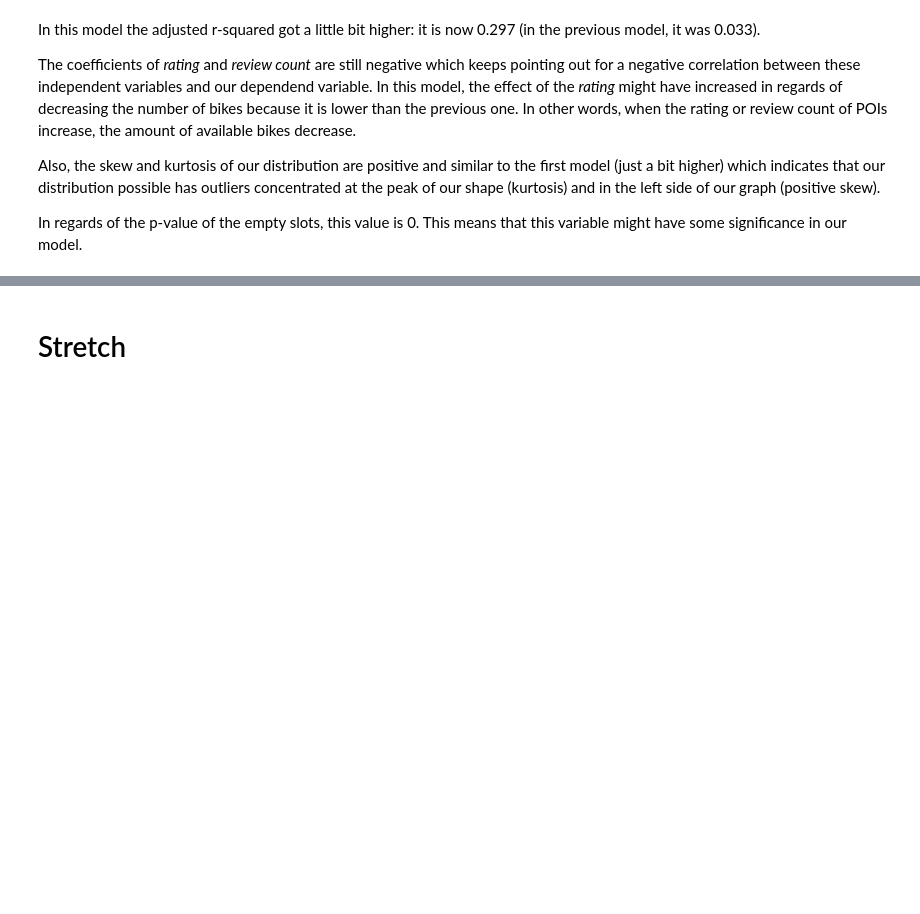
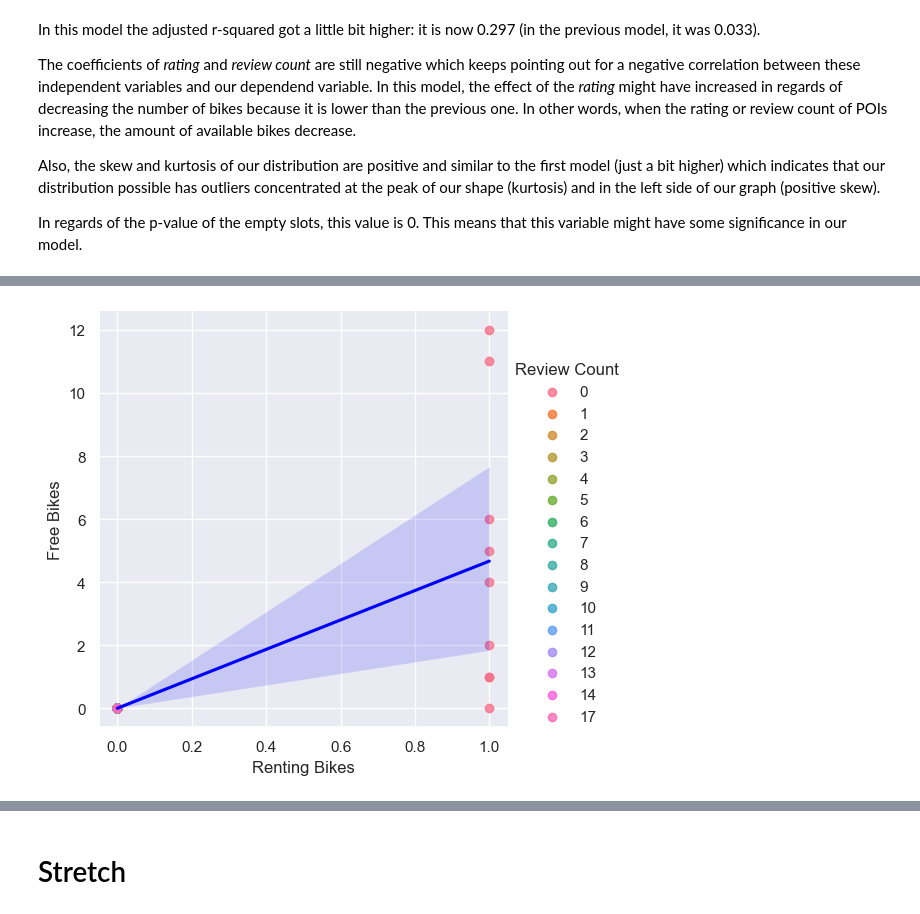
Before and after one commit to rafaelaqfc/Statistical-Modelling-Project, a Jupyter notebook: notebooks/model_building.ipynb, the cells around one changed output, grey strips where cells are left out. Cells and saved outputs as stored; diff of their text form; code cells hidden in the pictures; blank space fills up the shorter version.

```diff
--- a/notebooks/model_building.ipynb
+++ b/notebooks/model_building.ipynb
@@ -420,3 +450,11 @@ OLS Regression Results
 | Kurtosis: | 45.122 | Cond. No. | 63.7 |
 Notes:
 [1] Standard Errors assume that the covariance matrix of the errors is correctly specified.
+# %%
+# Let's now visualize our linear regression model using some of the 3 variables above:
+
+sns.lmplot(x='Renting Bikes', y='Free Bikes', hue='Review Count', data=df_city_bikes_recife_network_with_fsq_and_yelp,
+           line_kws={'color':'blue'})
+plt.show()
+# %% [output]
+[figure, added]
```
Also changed, not shown: parts of 26 cells of this notebook, 4 other files.
